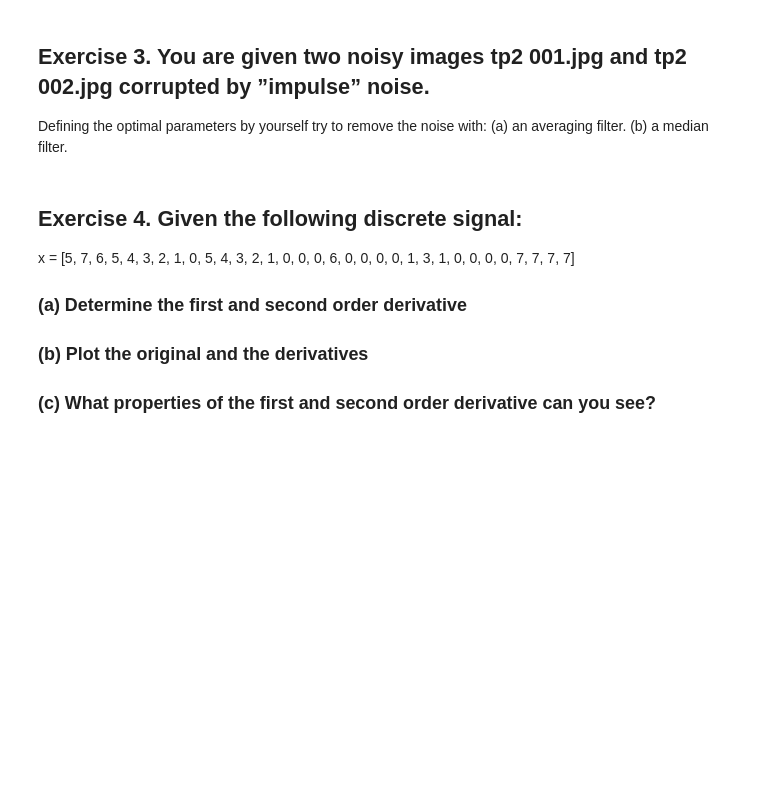
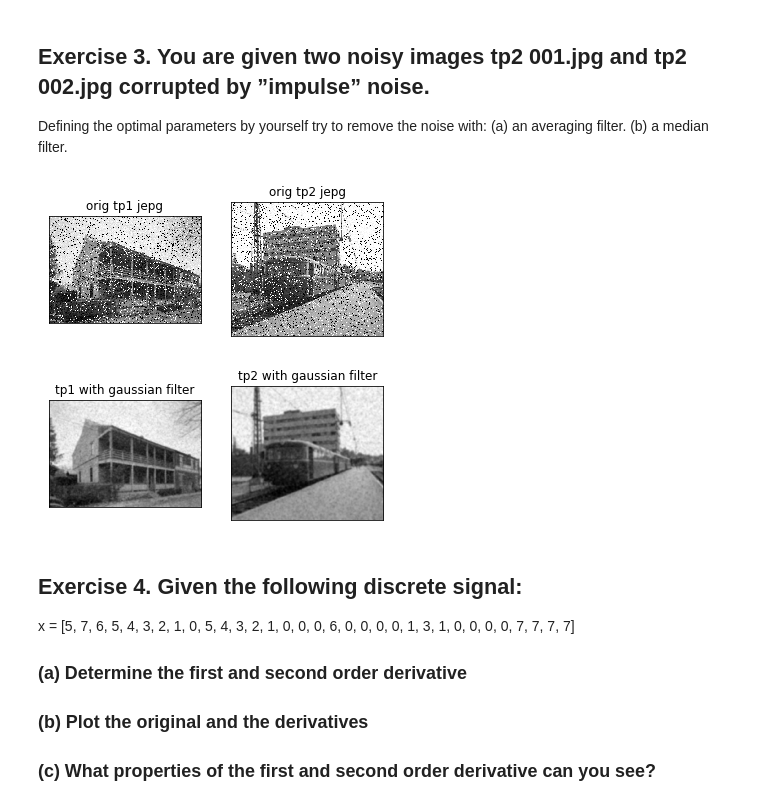
Before and after one commit to partizanos/advanced_image_processing, a Jupyter notebook: AIP_TP2.ipynb, the cells around one changed output. Drawn from its saved outputs; the diff is of its cells as text; code cells hidden in the pictures; blank space fills up the shorter version.

```diff
--- a/AIP_TP2.ipynb
+++ b/AIP_TP2.ipynb
@@ -107,6 +148,42 @@ convolving the following mask:
 Defining the optimal parameters by yourself try to remove the noise with:
 (a) an averaging filter.
 (b) a median filter.
+# %%
+import matplotlib.image as mpimg
+import matplotlib.pyplot as plt
+import numpy as np
+import requests
+from PIL import Image
+from io import BytesIO
+import math
+from scipy import fftpack
+
+
+response = requests.get("https://raw.githubusercontent.com/partizanos/advanced_image_processing/master/TP/TP2/tp2_001.jpg")
+im1 = Image.open(BytesIO(response.content))
+img1 = np.array(im1)
+response = requests.get("https://raw.githubusercontent.com/partizanos/advanced_image_processing/master/TP/TP2/tp2_002.jpg")
+im2 = Image.open(BytesIO(response.content))
+img2 = np.array(im2)
+
+plt.subplot(121),plt.imshow(img1, "gray"),plt.title('orig tp1 jepg')
+plt.xticks([]), plt.yticks([])
+plt.subplot(122),plt.imshow(img2, "gray"),plt.title('orig tp2 jepg')
+plt.xticks([]), plt.yticks([])
+plt.show()
+
+
+blur1 = cv2.GaussianBlur(img1,(19,19),0)
+blur2 = cv2.GaussianBlur(img2,(19,19),0)
+
+plt.subplot(121),plt.imshow(blur1, "gray"),plt.title('tp1 with gaussian filter')
+plt.xticks([]), plt.yticks([])
+plt.subplot(122),plt.imshow(blur2, "gray"),plt.title('tp2 with gaussian filter')
+plt.xticks([]), plt.yticks([])
+plt.show()
+# %% [output]
+[figure, added]
+[figure, added]
 # %% [markdown]
 ## Exercise 4. Given the following discrete signal:
 x = [5, 7, 6, 5, 4, 3, 2, 1, 0, 5, 4, 3, 2, 1, 0, 0, 0, 6, 0, 0, 0, 0, 1, 3, 1, 0, 0, 0, 0, 7, 7, 7, 7]
```
Also changed, not shown: parts of 4 cells of this notebook.
